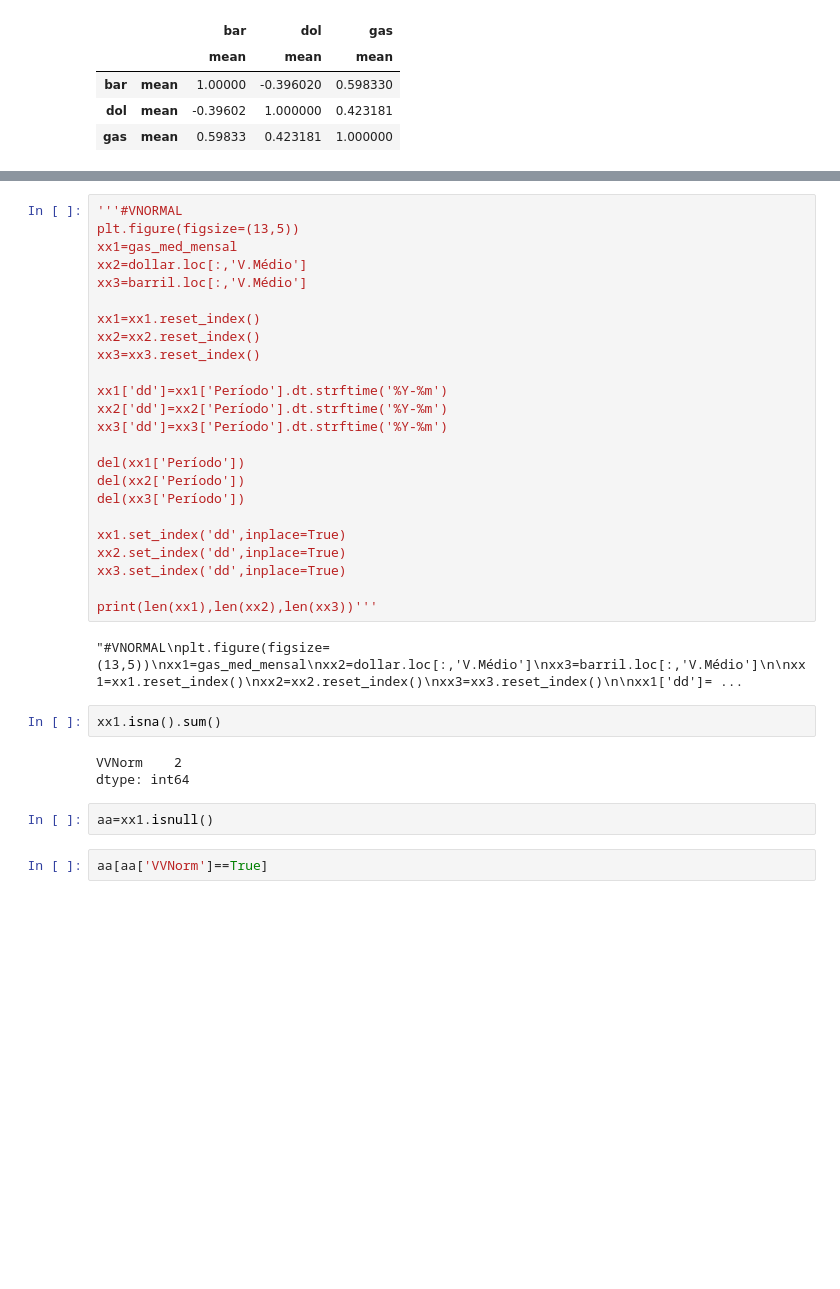
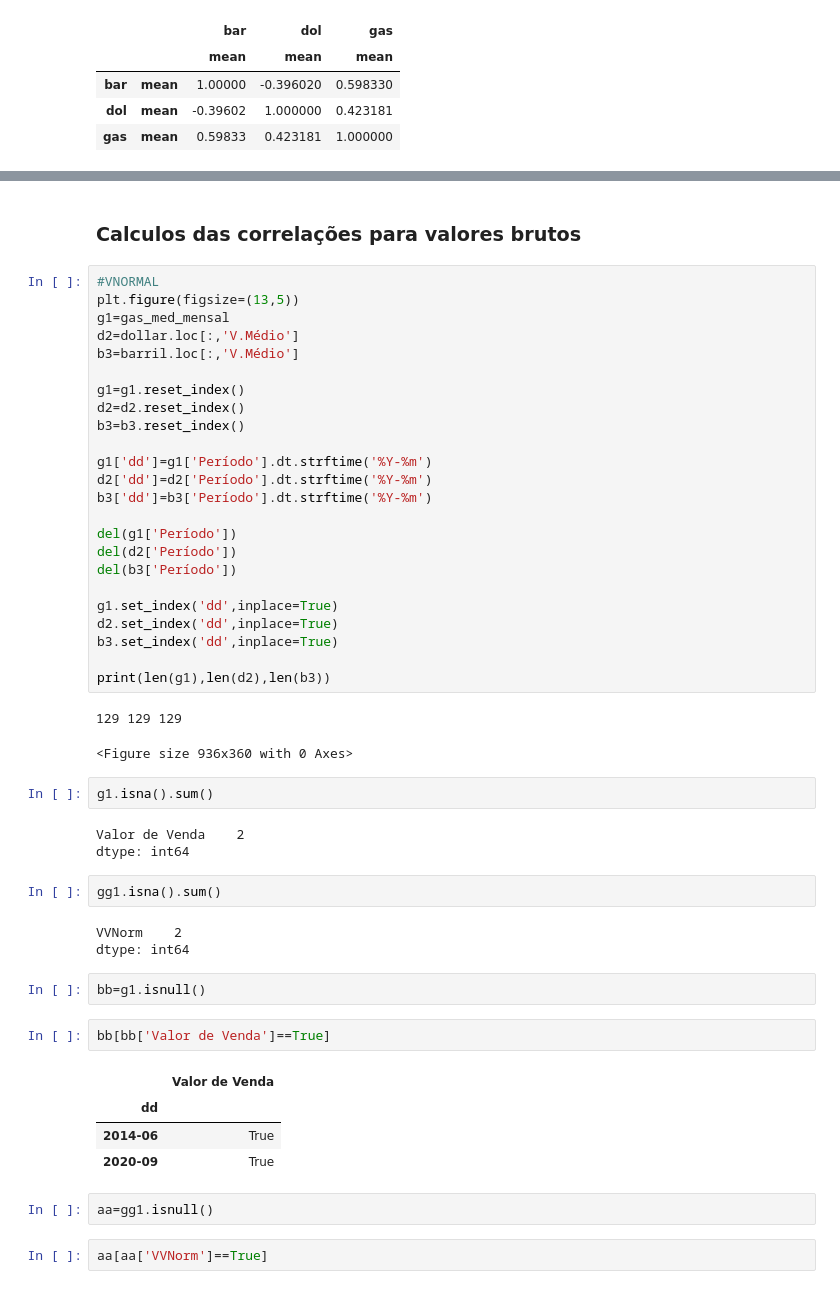
Before and after one commit to ednaelxd/residencia, a Jupyter notebook: detalhamento_estatístico.ipynb, the cells around one changed output, grey strips where cells are left out. Saved outputs shown, nothing was run; the diff lists cells and outputs as text; blank space fills up the shorter version.

```diff
--- a/detalhamento_estatístico.ipynb
+++ b/detalhamento_estatístico.ipynb
@@ -153,39 +149,56 @@ print(len(xx1),len(xx2),len(xx3))
 # %% [output]
 129 129 129
 <Figure size 936x360 with 0 Axes>
+# %% [markdown]
+### Calculos das correlações para valores brutos
 # %%
-'''#VNORMAL
+#VNORMAL
 plt.figure(figsize=(13,5))
-xx1=gas_med_mensal
-xx2=dollar.loc[:,'V.Médio']
-xx3=barril.loc[:,'V.Médio']
+g1=gas_med_mensal
+d2=dollar.loc[:,'V.Médio']
+b3=barril.loc[:,'V.Médio']
 
-xx1=xx1.reset_index()
-xx2=xx2.reset_index()
-xx3=xx3.reset_index()
+g1=g1.reset_index()
+d2=d2.reset_index()
+b3=b3.reset_index()
 
-xx1['dd']=xx1['Período'].dt.strftime('%Y-%m')
-xx2['dd']=xx2['Período'].dt.strftime('%Y-%m')
-xx3['dd']=xx3['Período'].dt.strftime('%Y-%m')
+g1['dd']=g1['Período'].dt.strftime('%Y-%m')
+d2['dd']=d2['Período'].dt.strftime('%Y-%m')
+b3['dd']=b3['Período'].dt.strftime('%Y-%m')
 
-del(xx1['Período'])
-del(xx2['Período'])
-del(xx3['Período'])
+del(g1['Período'])
+del(d2['Período'])
+del(b3['Período'])
 
-xx1.set_index('dd',inplace=True)
-xx2.set_index('dd',inplace=True)
-xx3.set_index('dd',inplace=True)
+g1.set_index('dd',inplace=True)
+d2.set_index('dd',inplace=True)
+b3.set_index('dd',inplace=True)
 
-print(len(xx1),len(xx2),len(xx3))'''
+print(len(g1),len(d2),len(b3))
 # %% [output]
-"#VNORMAL\nplt.figure(figsize=(13,5))\nxx1=gas_med_mensal\nxx2=dollar.loc[:,'V.Médio']\nxx3=barril.loc[:,'V.Médio']\n\nxx1=xx1.reset_index()\nxx2=xx2.reset_index()\nxx3=xx3.reset_index()\n\nxx1['dd']= ...
+129 129 129
+<Figure size 936x360 with 0 Axes>
 # %%
-xx1.isna().sum()
+g1.isna().sum()
 # %% [output]
-VVNorm    2
+Valor de Venda    2
 dtype: int64
+# %%
+gg1.isna().sum()
+# %% [output]
+VVNorm    2
+dtype: int64
+# %%
+bb=g1.isnull()
+# %%
+bb[bb['Valor de Venda']==True]
+# %% [output]
+|  | Valor de Venda |
+| dd |  |
+| 2014-06 | True |
+| 2020-09 | True |
 # %%
-aa=xx1.isnull()
+aa=gg1.isnull()
 # %%
 aa[aa['VVNorm']==True]
 # %% [output]
```
Also changed, not shown: parts of 31 cells of this notebook, 1 other file.
